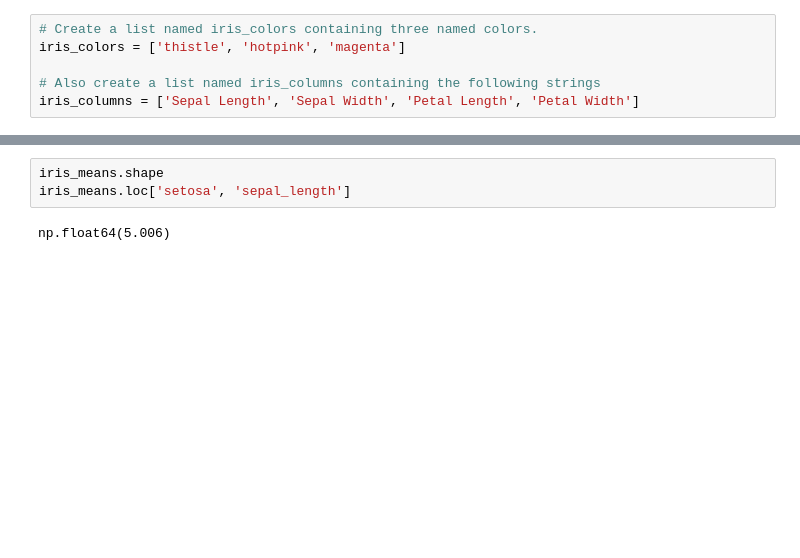
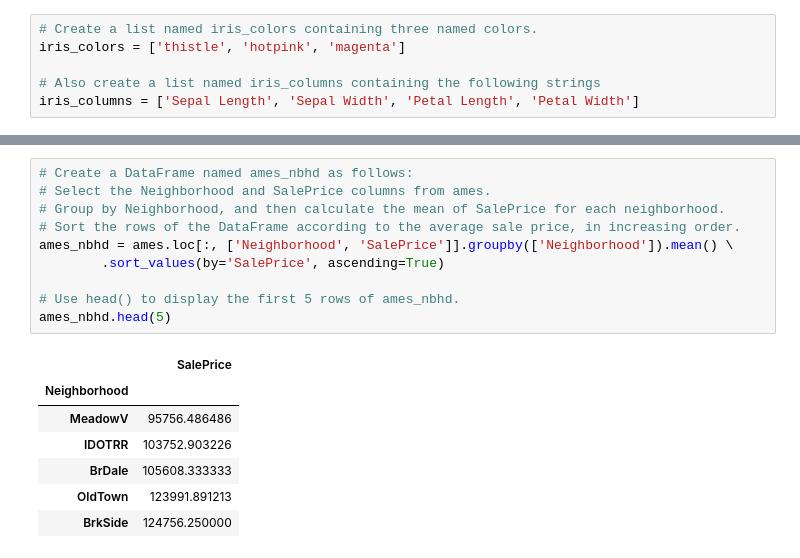
Before and after one commit to slylockfox/Maryville-DSCI-503-2, a Jupyter notebook: HW_06_Snyder.ipynb, the cells around one changed output, grey strips where cells are left out. Drawn from its saved outputs; the diff is of its cells as text; blank space fills up the shorter version.

```diff
--- a/HW_06_Snyder.ipynb
+++ b/HW_06_Snyder.ipynb
@@ -95,5 +116,18 @@ iris_means.select_dtypes(include='number').columns.tolist()
 # %%
-iris_means.shape
-iris_means.loc['setosa', 'sepal_length']
+# Create a DataFrame named ames_nbhd as follows:
+# Select the Neighborhood and SalePrice columns from ames.
+# Group by Neighborhood, and then calculate the mean of SalePrice for each neighborhood.
+# Sort the rows of the DataFrame according to the average sale price, in increasing order.
+ames_nbhd = ames.loc[:, ['Neighborhood', 'SalePrice']].groupby(['Neighborhood']).mean() \
+        .sort_values(by='SalePrice', ascending=True)
+
+# Use head() to display the first 5 rows of ames_nbhd.
+ames_nbhd.head(5)
 # %% [output]
-np.float64(5.006)
+|  | SalePrice |
+| Neighborhood |  |
+| MeadowV | 95756.486486 |
+| IDOTRR | 103752.903226 |
+| BrDale | 105608.333333 |
+| OldTown | 123991.891213 |
+| BrkSide | 124756.250000 |
```
Also changed, not shown: parts of 6 cells of this notebook.
